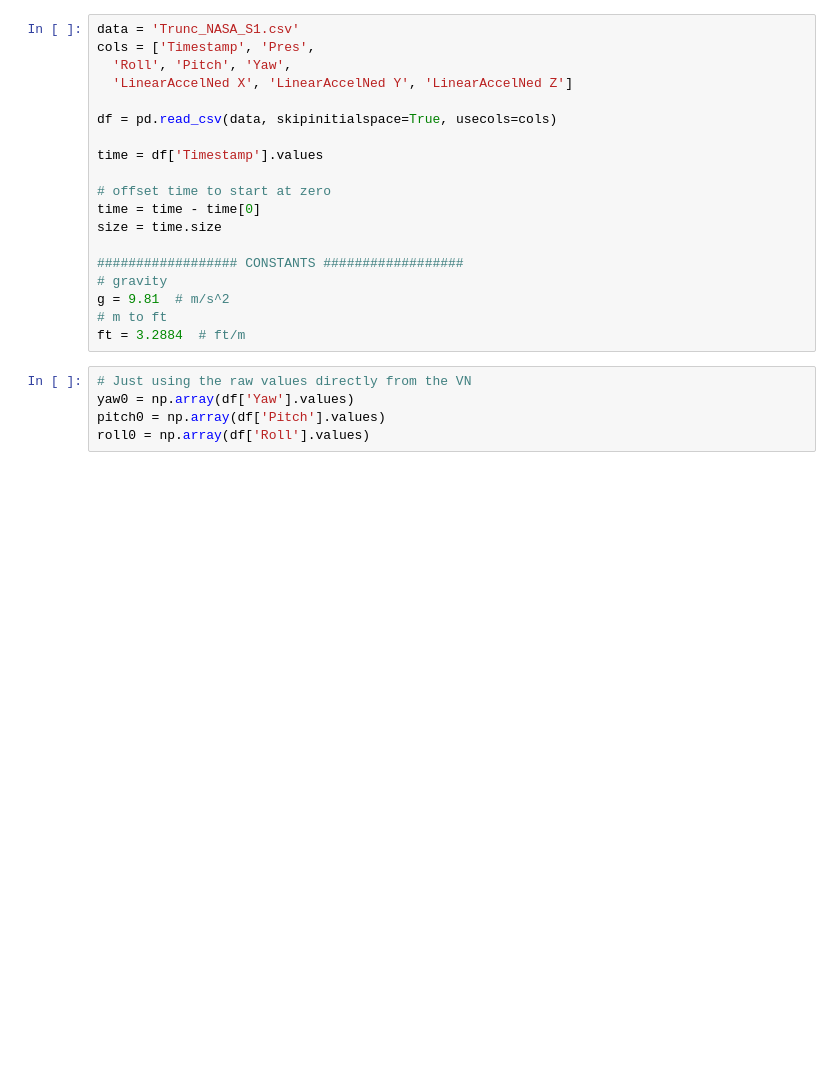
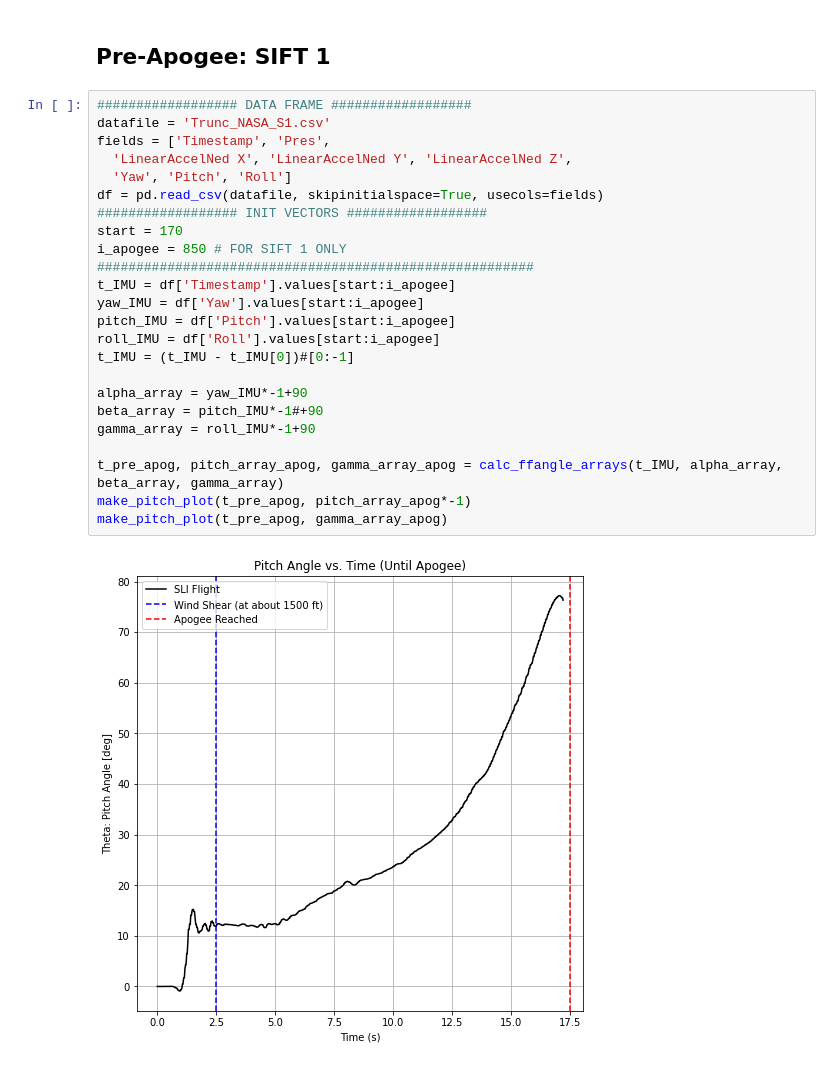
Before and after one commit to VADL-2022/IMU_VV, a Jupyter notebook: 05_NASA_SLI/SLI_Angle_Analysis.ipynb, the cells around one changed output. Drawn from its saved outputs; the diff is of its cells as text; blank space fills up the shorter version.

```diff
--- a/05_NASA_SLI/SLI_Angle_Analysis.ipynb
+++ b/05_NASA_SLI/SLI_Angle_Analysis.ipynb
@@ -6,24 +12,28 @@ from YPR_funcs import *
-# %%
-data = 'Trunc_NASA_S1.csv'
-cols = ['Timestamp', 'Pres',
-  'Roll', 'Pitch', 'Yaw',
-  'LinearAccelNed X', 'LinearAccelNed Y', 'LinearAccelNed Z']
-
-df = pd.read_csv(data, skipinitialspace=True, usecols=cols)
-
-time = df['Timestamp'].values
-
-# offset time to start at zero
-time = time - time[0]
-size = time.size
-
-################## CONSTANTS ##################
-# gravity
-g = 9.81  # m/s^2
-# m to ft
-ft = 3.2884  # ft/m
-# %%
-# Just using the raw values directly from the VN
-yaw0 = np.array(df['Yaw'].values)
-pitch0 = np.array(df['Pitch'].values)
-roll0 = np.array(df['Roll'].values)
+# %% [markdown]
+## Pre-Apogee: SIFT 1
+# %%
+################## DATA FRAME ##################
+datafile = 'Trunc_NASA_S1.csv'
+fields = ['Timestamp', 'Pres',
+  'LinearAccelNed X', 'LinearAccelNed Y', 'LinearAccelNed Z',
+  'Yaw', 'Pitch', 'Roll']
+df = pd.read_csv(datafile, skipinitialspace=True, usecols=fields)
+################## INIT VECTORS ##################
+start = 170
+i_apogee = 850 # FOR SIFT 1 ONLY
+########################################################
+t_IMU = df['Timestamp'].values[start:i_apogee]
+yaw_IMU = df['Yaw'].values[start:i_apogee]
+pitch_IMU = df['Pitch'].values[start:i_apogee]
+roll_IMU = df['Roll'].values[start:i_apogee]
+t_IMU = (t_IMU - t_IMU[0])#[0:-1]
+
+alpha_array = yaw_IMU*-1+90
+beta_array = pitch_IMU*-1#+90
+gamma_array = roll_IMU*-1+90
+
+t_pre_apog, pitch_array_apog, gamma_array_apog = calc_ffangle_arrays(t_IMU, alpha_array, beta_array, gamma_array)
+make_pitch_plot(t_pre_apog, pitch_array_apog*-1)
+make_pitch_plot(t_pre_apog, gamma_array_apog)
+# %% [output]
+[figure, added]
```
Also changed, not shown: parts of 31 cells of this notebook, 5 other files.
